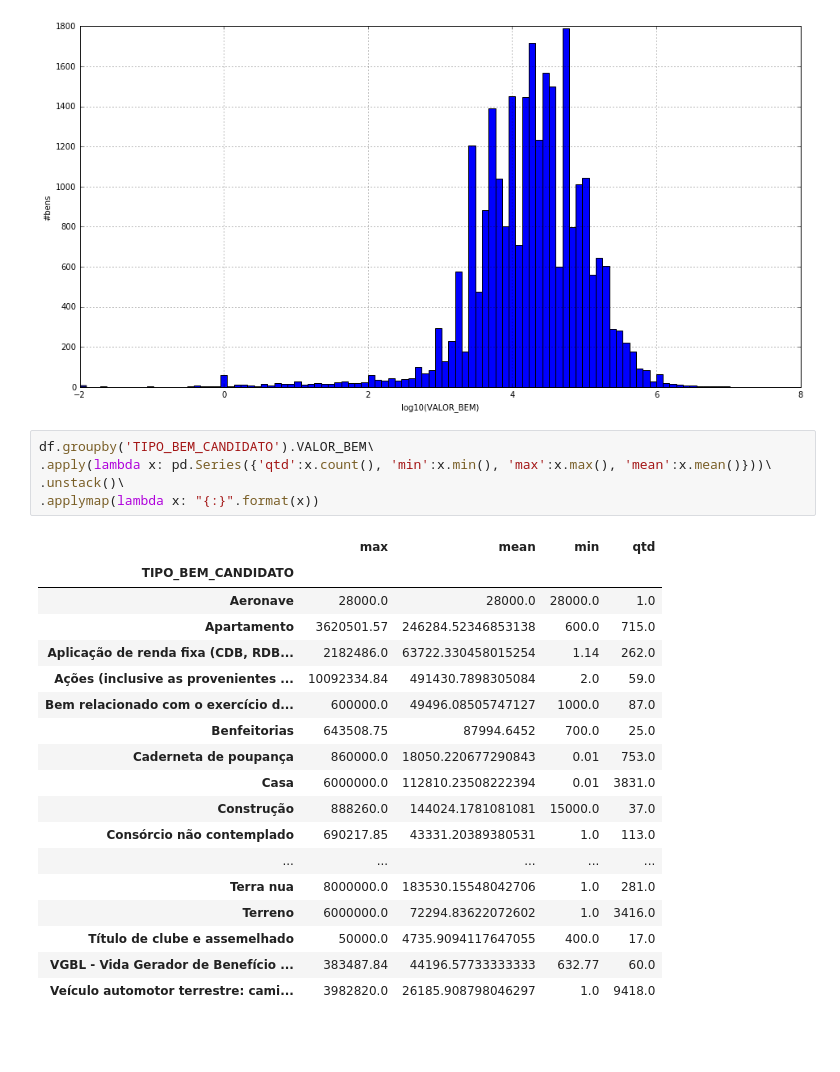
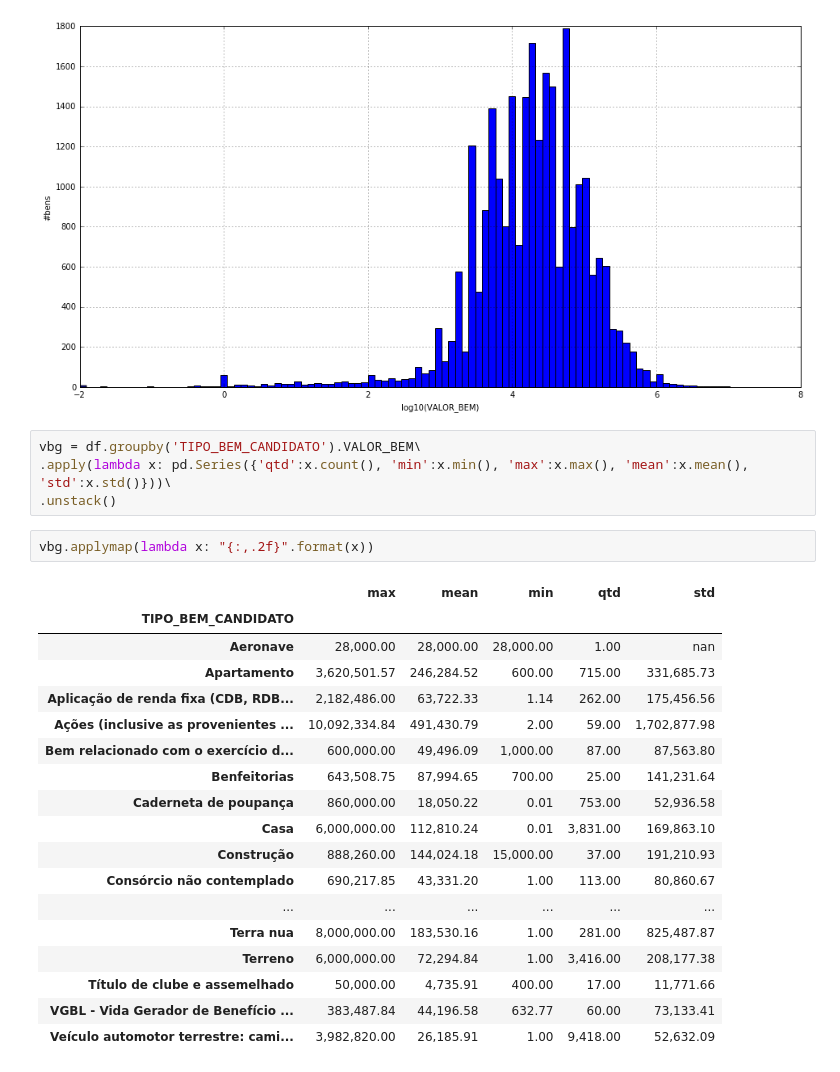
Before and after one commit to abevieiramota/analysis-candidatos-2016-CE, a Jupyter notebook: notebook/2 - Dados de bens.ipynb, the cells around one changed output. Cells and saved outputs as stored; diff of their text form; blank space fills up the shorter version.

```diff
--- a/notebook/2 - Dados de bens.ipynb
+++ b/notebook/2 - Dados de bens.ipynb
@@ -44,26 +45,27 @@ ax.set_ylabel('#bens')
 <matplotlib.text.Text at 0x...>
 [figure]
 # %%
-df.groupby('TIPO_BEM_CANDIDATO').VALOR_BEM\
-.apply(lambda x: pd.Series({'qtd':x.count(), 'min':x.min(), 'max':x.max(), 'mean':x.mean()}))\
-.unstack()\
-.applymap(lambda x: "{:}".format(x))
+vbg = df.groupby('TIPO_BEM_CANDIDATO').VALOR_BEM\
+.apply(lambda x: pd.Series({'qtd':x.count(), 'min':x.min(), 'max':x.max(), 'mean':x.mean(), 'std':x.std()}))\
+.unstack()
-# %% [output]
-|  | max | mean | min | qtd |
-| TIPO_BEM_CANDIDATO |  |  |  |  |
-| Aeronave | 28000.0 | 28000.0 | 28000.0 | 1.0 |
-| Apartamento | 3620501.57 | 246284.52346853138 | 600.0 | 715.0 |
-| Aplicação de renda fixa (CDB, RDB... | 2182486.0 | 63722.330458015254 | 1.14 | 262.0 |
-| Ações (inclusive as provenientes ... | 10092334.84 | 491430.7898305084 | 2.0 | 59.0 |
-| Bem relacionado com o exercício d... | 600000.0 | 49496.08505747127 | 1000.0 | 87.0 |
-| Benfeitorias | 643508.75 | 87994.6452 | 700.0 | 25.0 |
-| Caderneta de poupança | 860000.0 | 18050.220677290843 | 0.01 | 753.0 |
-| Casa | 6000000.0 | 112810.23508222394 | 0.01 | 3831.0 |
-| Construção | 888260.0 | 144024.1781081081 | 15000.0 | 37.0 |
-| Consórcio não contemplado | 690217.85 | 43331.20389380531 | 1.0 | 113.0 |
-| ... | ... | ... | ... | ... |
-| Terra nua | 8000000.0 | 183530.15548042706 | 1.0 | 281.0 |
-| Terreno | 6000000.0 | 72294.83622072602 | 1.0 | 3416.0 |
-| Título de clube e assemelhado | 50000.0 | 4735.9094117647055 | 400.0 | 17.0 |
-| VGBL - Vida Gerador de Benefício ... | 383487.84 | 44196.57733333333 | 632.77 | 60.0 |
-| Veículo automotor terrestre: cami... | 3982820.0 | 26185.908798046297 | 1.0 | 9418.0 |
+# %%
+vbg.applymap(lambda x: "{:,.2f}".format(x))
+# %% [output]
+|  | max | mean | min | qtd | std |
+| TIPO_BEM_CANDIDATO |  |  |  |  |  |
+| Aeronave | 28,000.00 | 28,000.00 | 28,000.00 | 1.00 | nan |
+| Apartamento | 3,620,501.57 | 246,284.52 | 600.00 | 715.00 | 331,685.73 |
+| Aplicação de renda fixa (CDB, RDB... | 2,182,486.00 | 63,722.33 | 1.14 | 262.00 | 175,456.56 |
+| Ações (inclusive as provenientes ... | 10,092,334.84 | 491,430.79 | 2.00 | 59.00 | 1,702,877.98 |
+| Bem relacionado com o exercício d... | 600,000.00 | 49,496.09 | 1,000.00 | 87.00 | 87,563.80 |
+| Benfeitorias | 643,508.75 | 87,994.65 | 700.00 | 25.00 | 141,231.64 |
+| Caderneta de poupança | 860,000.00 | 18,050.22 | 0.01 | 753.00 | 52,936.58 |
+| Casa | 6,000,000.00 | 112,810.24 | 0.01 | 3,831.00 | 169,863.10 |
+| Construção | 888,260.00 | 144,024.18 | 15,000.00 | 37.00 | 191,210.93 |
+| Consórcio não contemplado | 690,217.85 | 43,331.20 | 1.00 | 113.00 | 80,860.67 |
+| ... | ... | ... | ... | ... | ... |
+| Terra nua | 8,000,000.00 | 183,530.16 | 1.00 | 281.00 | 825,487.87 |
+| Terreno | 6,000,000.00 | 72,294.84 | 1.00 | 3,416.00 | 208,177.38 |
+| Título de clube e assemelhado | 50,000.00 | 4,735.91 | 400.00 | 17.00 | 11,771.66 |
+| VGBL - Vida Gerador de Benefício ... | 383,487.84 | 44,196.58 | 632.77 | 60.00 | 73,133.41 |
+| Veículo automotor terrestre: cami... | 3,982,820.00 | 26,185.91 | 1.00 | 9,418.00 | 52,632.09 |
```
Also changed, not shown: parts of 10 cells of this notebook, 1 other file.
